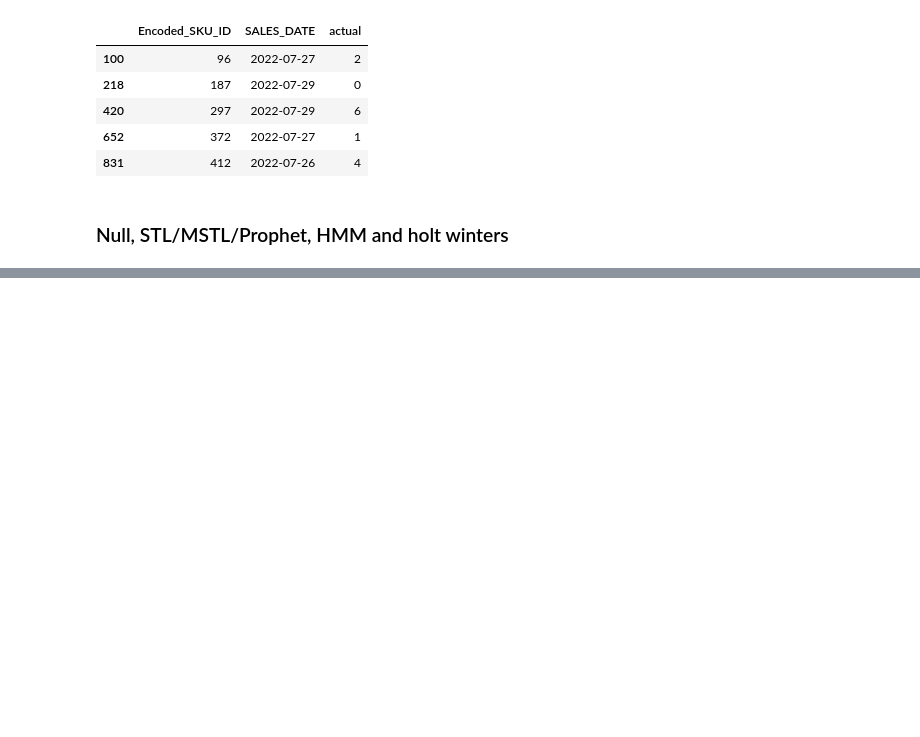
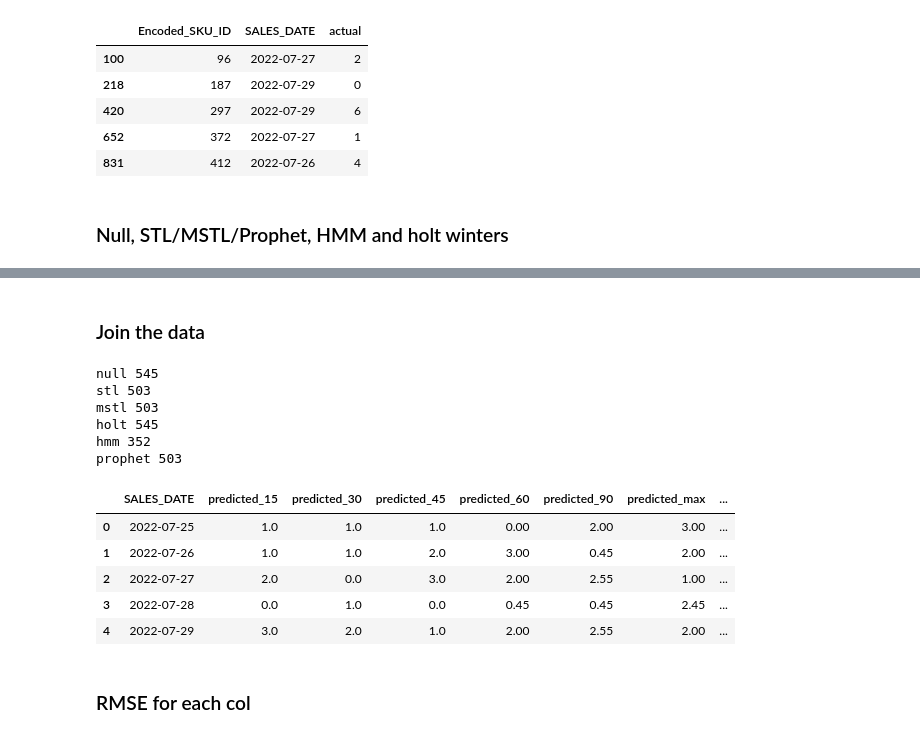
Before and after one commit to ashish1610dhiman/msa_project_week, a Jupyter notebook: notebooks/ashish/h.prophet_v0_results.ipynb, the cells around one changed output, grey strips where cells are left out. Saved outputs shown, nothing was run; the diff lists cells and outputs as text; code cells hidden in the pictures; blank space fills up the shorter version.

```diff
--- a/notebooks/ashish/h.prophet_v0_results.ipynb
+++ b/notebooks/ashish/h.prophet_v0_results.ipynb
@@ -89,0 +88,19 @@ FileNotFoundError: [Errno 2] No such file or directory: '../../data/ES_pred.csv'
+# %%
+VERSION = "v2"
+hmm_output = pd.read_csv(f"../../data/hmm_result_{VERSION}.csv",index_col=0)
+# %% [markdown]
+### Join the data
+# %%
+print("null",y_pred_null["Encoded_SKU_ID"].nunique())
+print("stl",y_pred_stl["Encoded_SKU_ID"].nunique())
+print("mstl",y_pred_mstl["Encoded_SKU_ID"].nunique())
+print("holt",y_pred_holt["Encoded_SKU_ID"].nunique())
+print("hmm",hmm_output["Encoded_SKU_ID"].nunique())
+print("prophet",y_pred_prophet["Encoded_SKU_ID"].nunique())
+# %% [output]
+null 545
+stl 503
+mstl 503
+holt 545
+hmm 352
+prophet 503
@@ -89,0 +117,9 @@ FileNotFoundError: [Errno 2] No such file or directory: '../../data/ES_pred.csv'
+# %%
+all_predictions.head()
+# %% [output]
+|  | SALES_DATE | predicted_15 | predicted_30 | predicted_45 | predicted_60 | predicted_90 | predicted_max | ... |
+| 0 | 2022-07-25 | 1.0 | 1.0 | 1.0 | 0.00 | 2.00 | 3.00 | ... |
+| 1 | 2022-07-26 | 1.0 | 1.0 | 2.0 | 3.00 | 0.45 | 2.00 | ... |
+| 2 | 2022-07-27 | 2.0 | 0.0 | 3.0 | 2.00 | 2.55 | 1.00 | ... |
+| 3 | 2022-07-28 | 0.0 | 1.0 | 0.0 | 0.45 | 0.45 | 2.45 | ... |
+| 4 | 2022-07-29 | 3.0 | 2.0 | 1.0 | 2.00 | 2.55 | 2.00 | ... |
@@ -89,0 +132,2 @@ FileNotFoundError: [Errno 2] No such file or directory: '../../data/ES_pred.csv'
+# %% [markdown]
+### RMSE for each col
```
Also changed, not shown: parts of 18 cells of this notebook.
